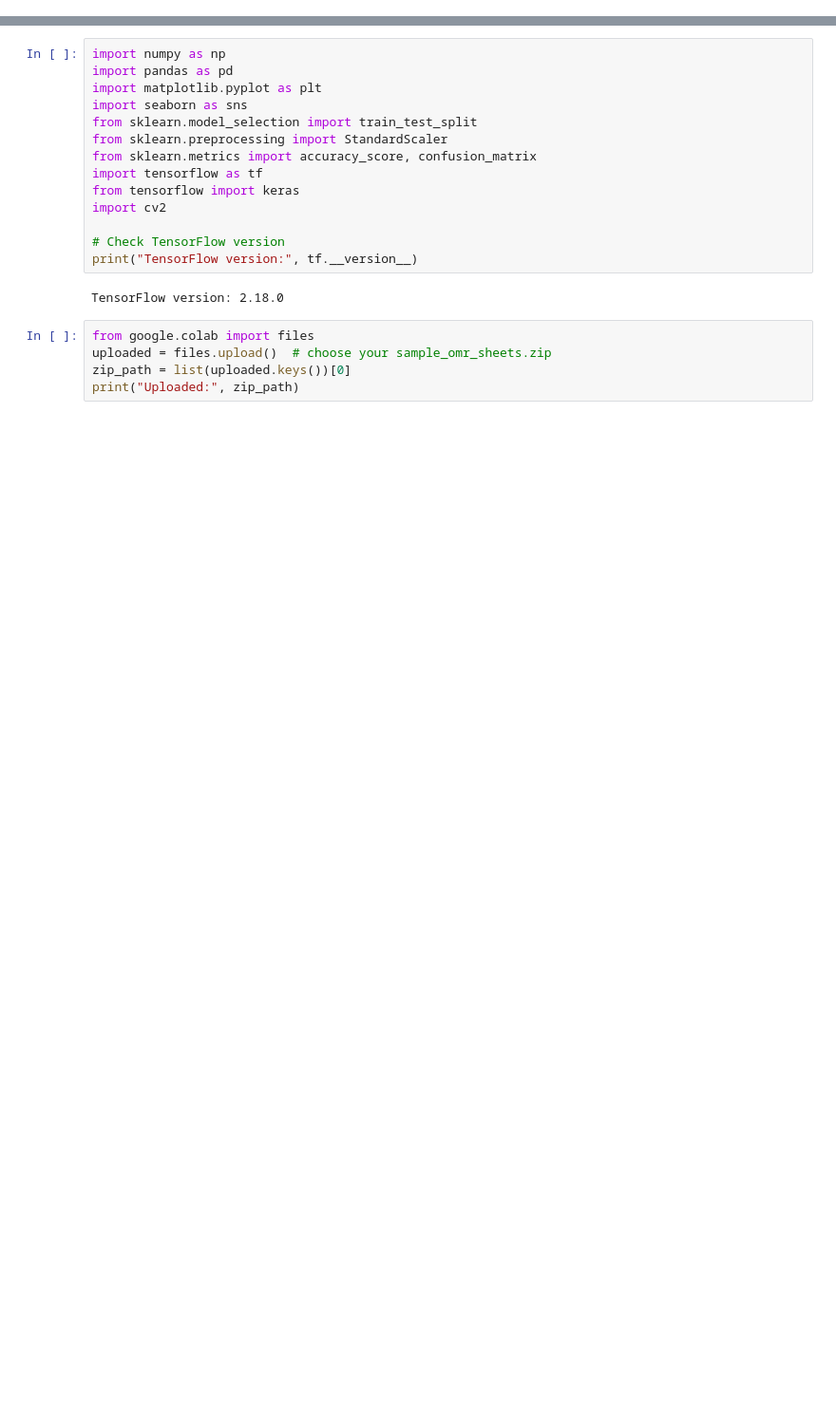
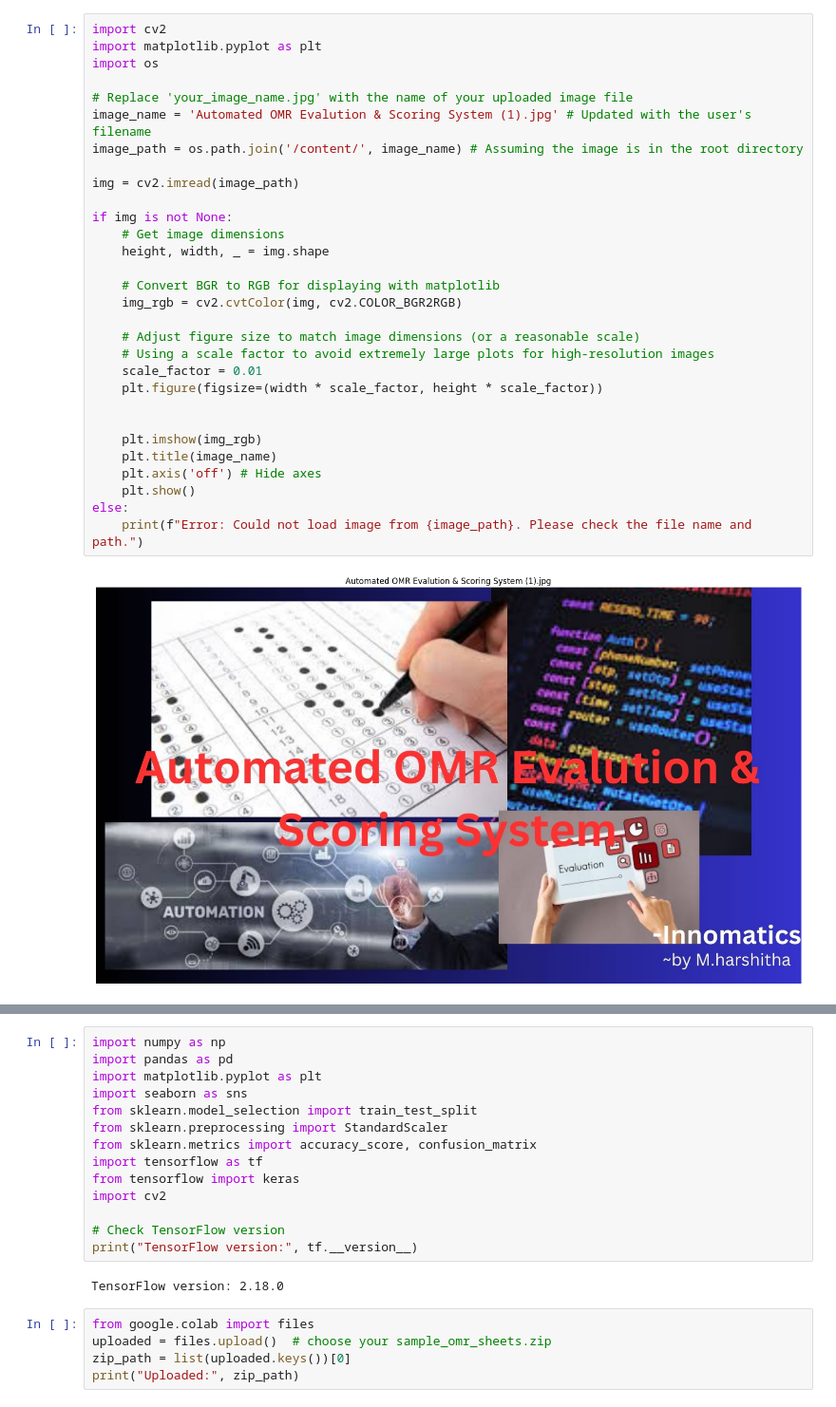
Before and after one commit to M-Harshitha-2005/Omr_Automation, a Jupyter notebook: OMR_Evaluation.ipynb, the cells around one changed output, grey strips where cells are left out. Shown at 95% size. Saved outputs shown, nothing was run; the diff lists cells and outputs as text; blank space fills up the shorter version.

```diff
--- a/OMR_Evaluation.ipynb
+++ b/OMR_Evaluation.ipynb
@@ -1,3 +1,35 @@
 # %% [markdown]
 <a href="https://colab.research.google.com/github/M-Harshitha-2005/Omr_Automation/blob/main/OMR_Evaluation.ipynb" target="_parent"><img src="https://colab.research.google.com/assets/colab-badge.svg" alt="Open In Colab"/></a>
+# %%
+import cv2
+import matplotlib.pyplot as plt
+import os
+
+# Replace 'your_image_name.jpg' with the name of your uploaded image file
+image_name = 'Automated OMR Evalution & Scoring System (1).jpg' # Updated with the user's filename
+image_path = os.path.join('/content/', image_name) # Assuming the image is in the root directory
+
+img = cv2.imread(image_path)
+
+if img is not None:
+    # Get image dimensions
+    height, width, _ = img.shape
+
+    # Convert BGR to RGB for displaying with matplotlib
+    img_rgb = cv2.cvtColor(img, cv2.COLOR_BGR2RGB)
+
+    # Adjust figure size to match image dimensions (or a reasonable scale)
+    # Using a scale factor to avoid extremely large plots for high-resolution images
+    scale_factor = 0.01
+    plt.figure(figsize=(width * scale_factor, height * scale_factor))
+
+
+    plt.imshow(img_rgb)
+    plt.title(image_name)
+    plt.axis('off') # Hide axes
+    plt.show()
+else:
+    print(f"Error: Could not load image from {image_path}. Please check the file name and path.")
+# %% [output]
+[figure, added]
 # %%
```
Also changed, not shown: parts of 8 cells of this notebook.
